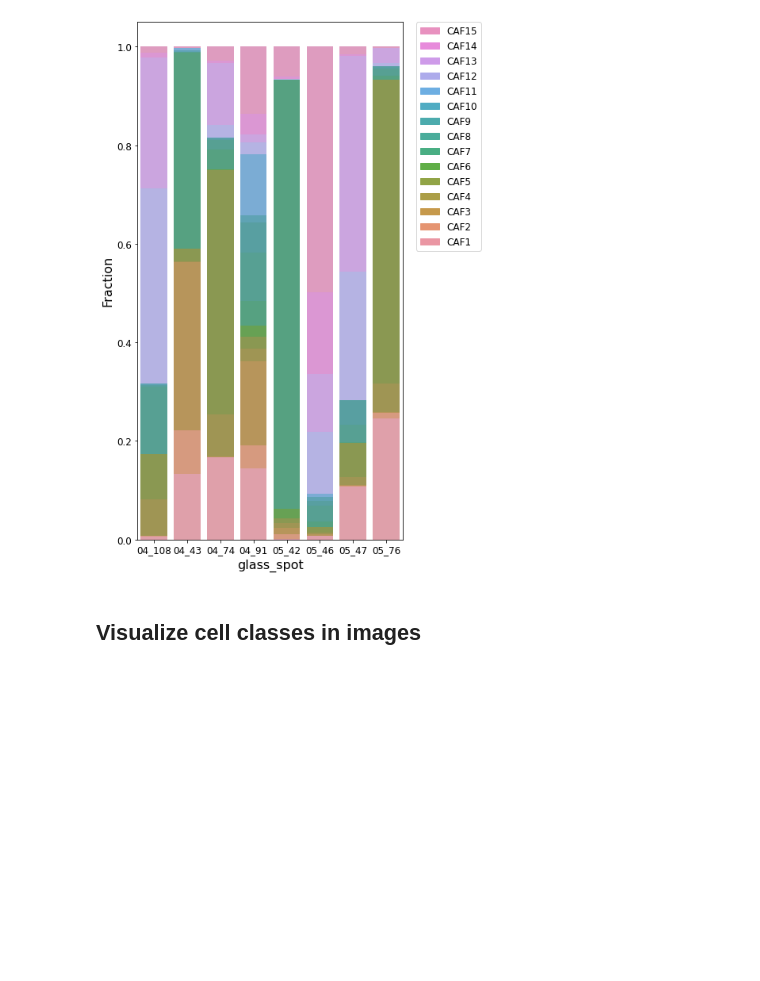
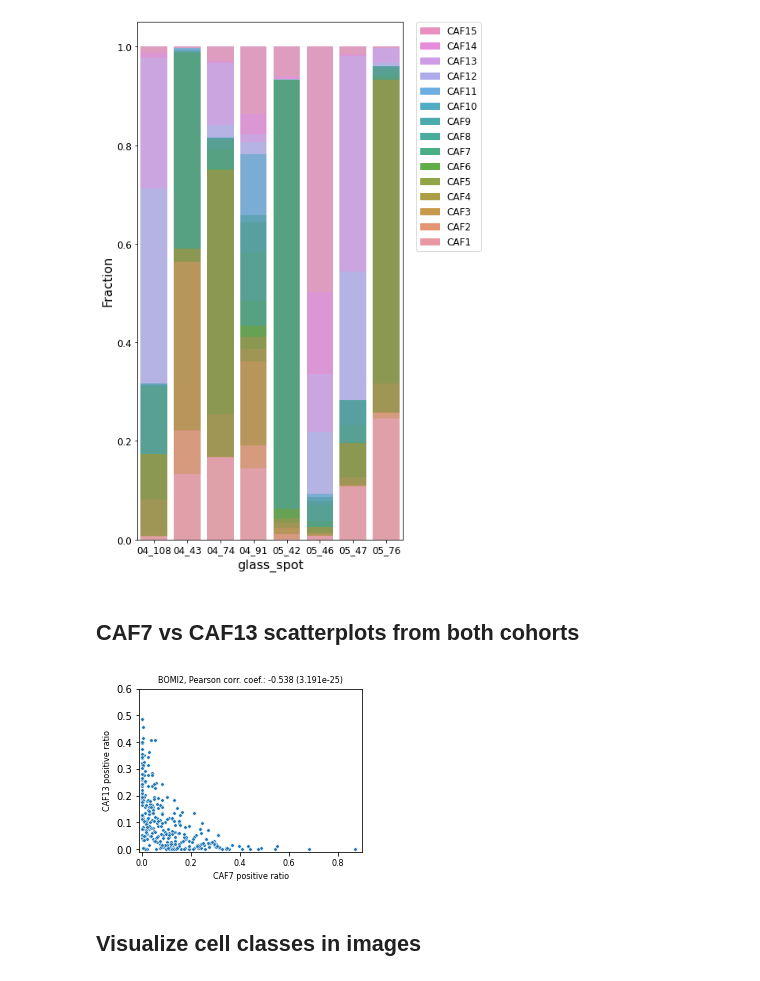
Before and after one commit to lopaavol/caf-nsclc-paper, a Jupyter notebook: visualize_caf.ipynb, the cells around one changed output. Cells and saved outputs as stored; diff of their text form; code cells hidden in the pictures; blank space fills up the shorter version.

```diff
--- a/visualize_caf.ipynb
+++ b/visualize_caf.ipynb
@@ -228,6 +218,28 @@ plt.legend(patches,labels, bbox_to_anchor=(1.05, 1), loc=2, borderaxespad=0., fo
 plt.savefig(outpath / '{}_stacked_barplot_CAFs.pdf'.format(bomi), bbox_inches='tight', dpi=300)
 # %% [output]
 [figure]
+# %% [markdown]
+## CAF7 vs CAF13 scatterplots from both cohorts
+# %%
+# Patient data for scatterplot
+df = pd.read_csv(patpath)
+df = df.dropna()
+caf7 = df[comb[6]]
+caf13 = df[comb[12]]
+# %%
+fig,ax = plt.subplots(1, 1, figsize=(4,3))
+fsize = 8
+sns.scatterplot(x=caf7, y=caf13, s=12, linewidth=0.5, ax=ax)
+corrcoef = stats.pearsonr(caf7,caf13)
+ax.set_title("{}, Pearson corr. coef.: {:.3f} ({:.3e})".format(bomi,*corrcoef), fontsize=fsize)
+ax.set_xlabel("CAF7 positive ratio", fontsize=fsize)
+ax.set_ylabel("CAF13 positive ratio", fontsize=fsize)
+plt.xticks(fontsize=fsize)
+ax.set_xlim([-0.01, 0.9])
+ax.set_ylim([-0.01, 0.6])
+plt.savefig(outpath / '{}_scatterplot.pdf'.format(bomi), bbox_inches = "tight", dpi=300)
+# %% [output]
+[figure, added]
 # %% [markdown]
 ## Visualize cell classes in images
 # %%
```
Also changed, not shown: parts of 22 cells of this notebook.
